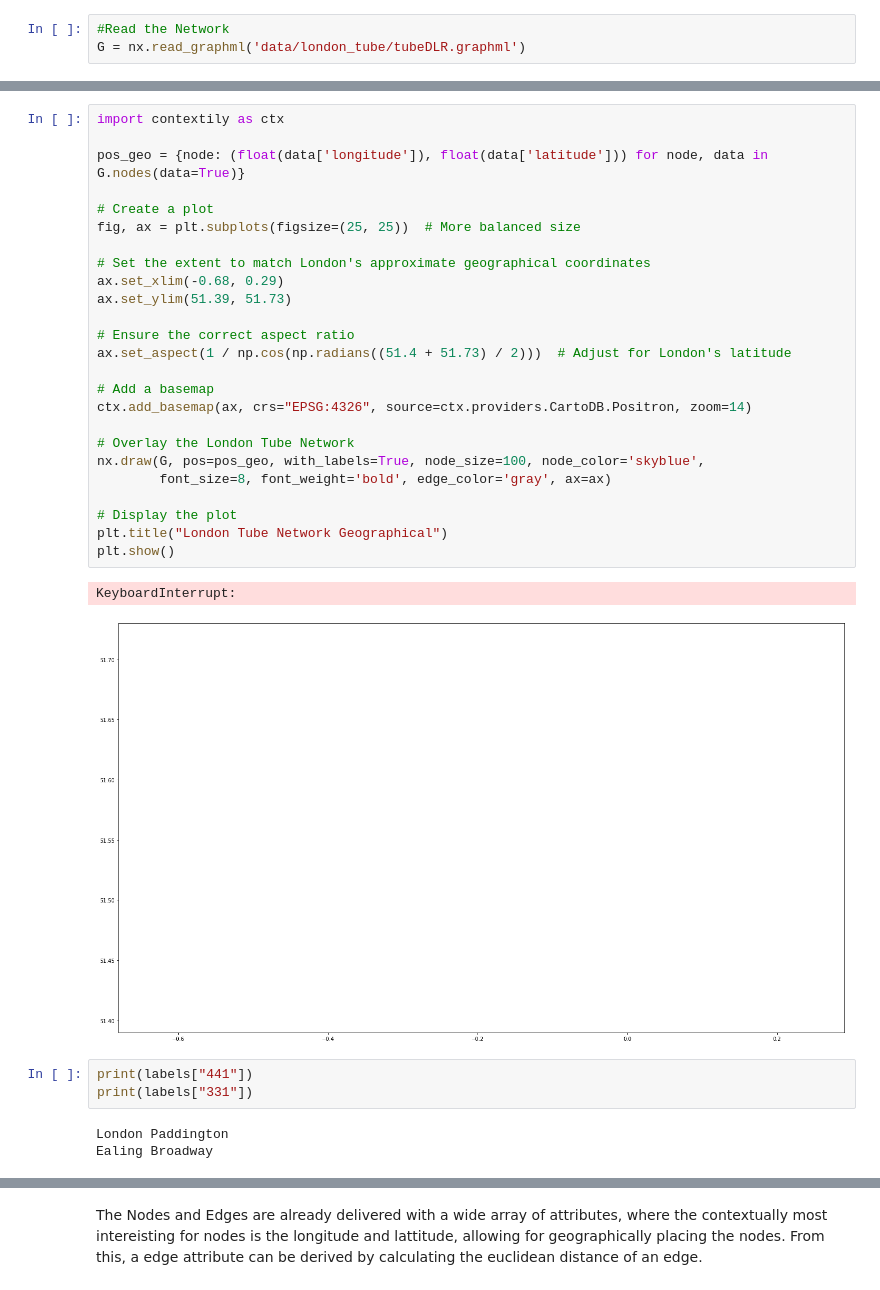
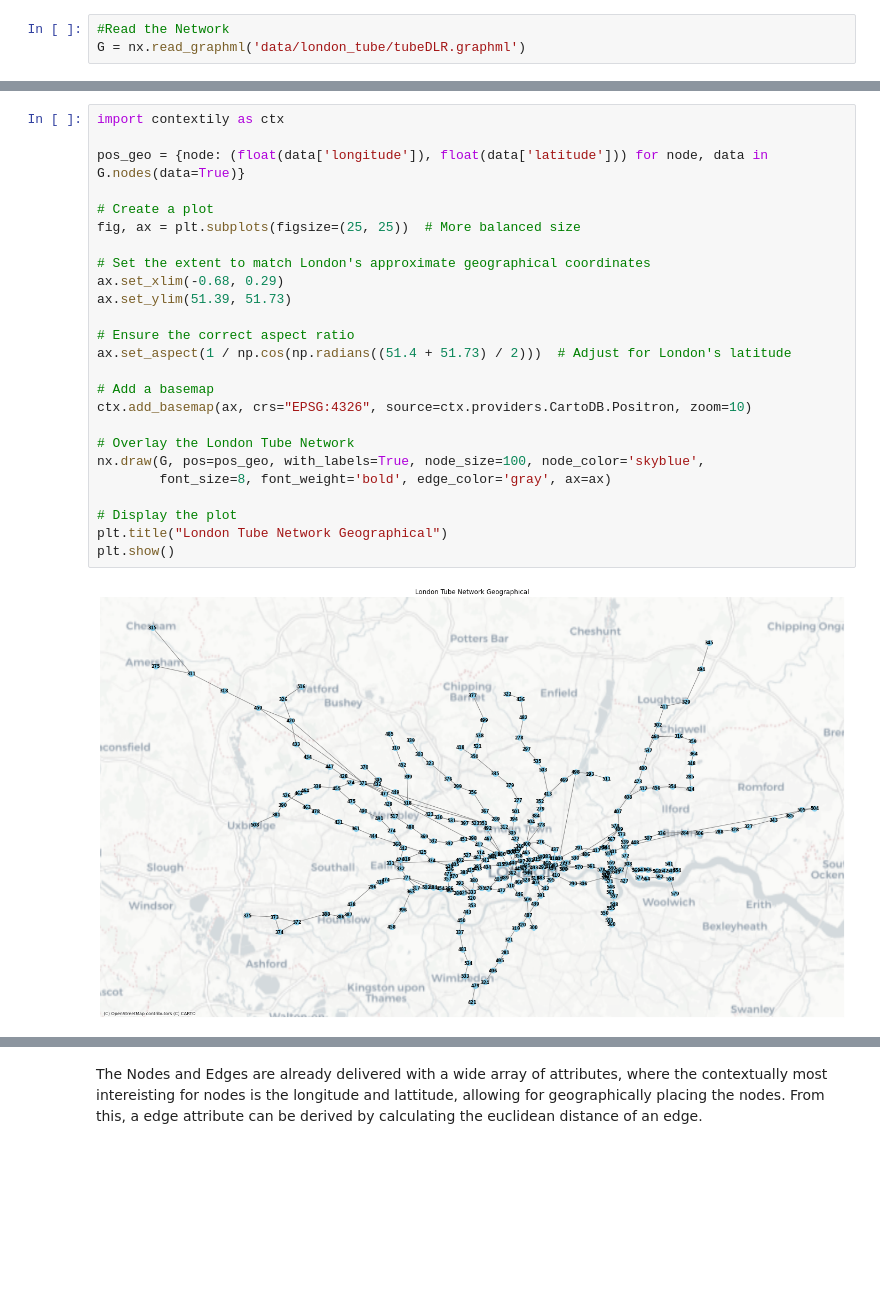
Before and after one commit to schmeti/uc3m_network_analysis, a Jupyter notebook: main.ipynb, the cells around one changed output, grey strips where cells are left out. Cells and saved outputs as stored; diff of their text form; blank space fills up the shorter version.

```diff
--- a/main.ipynb
+++ b/main.ipynb
@@ -60,34 +62,27 @@ plt.show()
 # %%
 import contextily as ctx
 
 pos_geo = {node: (float(data['longitude']), float(data['latitude'])) for node, data in G.nodes(data=True)}
 
 # Create a plot
 fig, ax = plt.subplots(figsize=(25, 25))  # More balanced size
 
 # Set the extent to match London's approximate geographical coordinates
 ax.set_xlim(-0.68, 0.29)
 ax.set_ylim(51.39, 51.73)
 
 # Ensure the correct aspect ratio
 ax.set_aspect(1 / np.cos(np.radians((51.4 + 51.73) / 2)))  # Adjust for London's latitude
 
 # Add a basemap
-ctx.add_basemap(ax, crs="EPSG:4326", source=ctx.providers.CartoDB.Positron, zoom=14)
+ctx.add_basemap(ax, crs="EPSG:4326", source=ctx.providers.CartoDB.Positron, zoom=10)
 
 # Overlay the London Tube Network
 nx.draw(G, pos=pos_geo, with_labels=True, node_size=100, node_color='skyblue',
         font_size=8, font_weight='bold', edge_color='gray', ax=ax)
 
 # Display the plot
 plt.title("London Tube Network Geographical")
 plt.show()
 # %% [output]
-KeyboardInterrupt:
-[figure, old version]
+[figure, new version]
-# %%
-print(labels["441"])
-print(labels["331"])
-# %% [output]
-London Paddington
-Ealing Broadway
```
Also changed, not shown: parts of 15 cells of this notebook.
